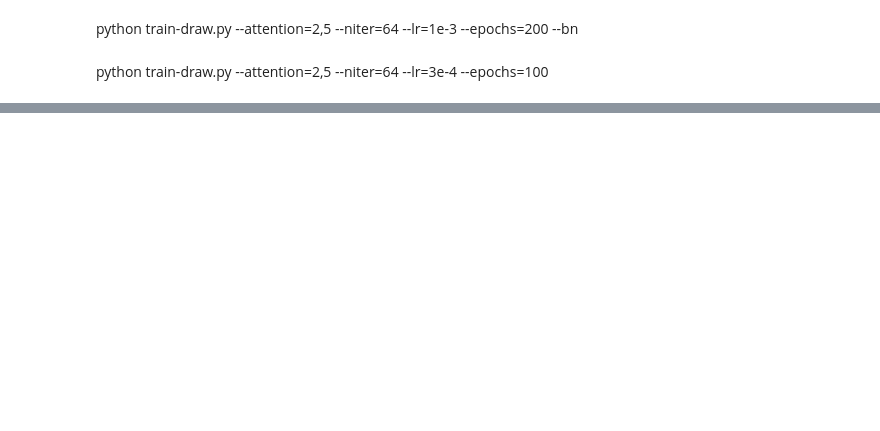
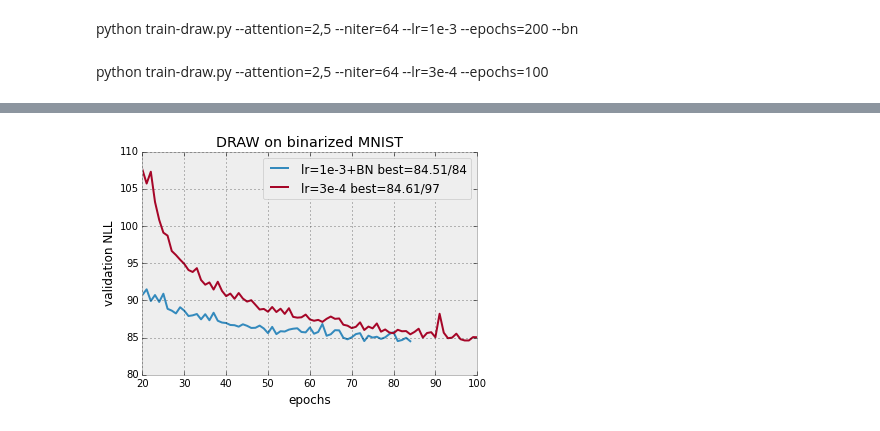
Before and after one commit to udibr/draw, a Jupyter notebook: plot-nll.ipynb, the cells around one changed output, grey strips where cells are left out. Saved outputs shown, nothing was run; the diff lists cells and outputs as text; code cells hidden in the pictures; blank space fills up the shorter version.

```diff
--- a/plot-nll.ipynb
+++ b/plot-nll.ipynb
@@ -31,0 +33,11 @@ plt.legend();
+# %%
+label='best=%.2f/%d'%(df.test_nll_bound.min(),df.test_nll_bound.argmin())
+df.test_nll_bound.astype(float).iloc[20:].plot(label='lr=1e-3+BN '+label)
+label0='best=%.2f/%d'%(df0.test_nll_bound.min(),df0.test_nll_bound.argmin())
+df0.test_nll_bound.astype(float).iloc[20:].plot(label='lr=3e-4 '+label0)
+plt.xlabel('epochs')
+plt.ylabel('validation NLL')
+plt.title('DRAW on binarized MNIST')
+plt.legend();
+# %% [output]
+[figure, added]
```
Also changed, not shown: parts of 6 cells of this notebook.
